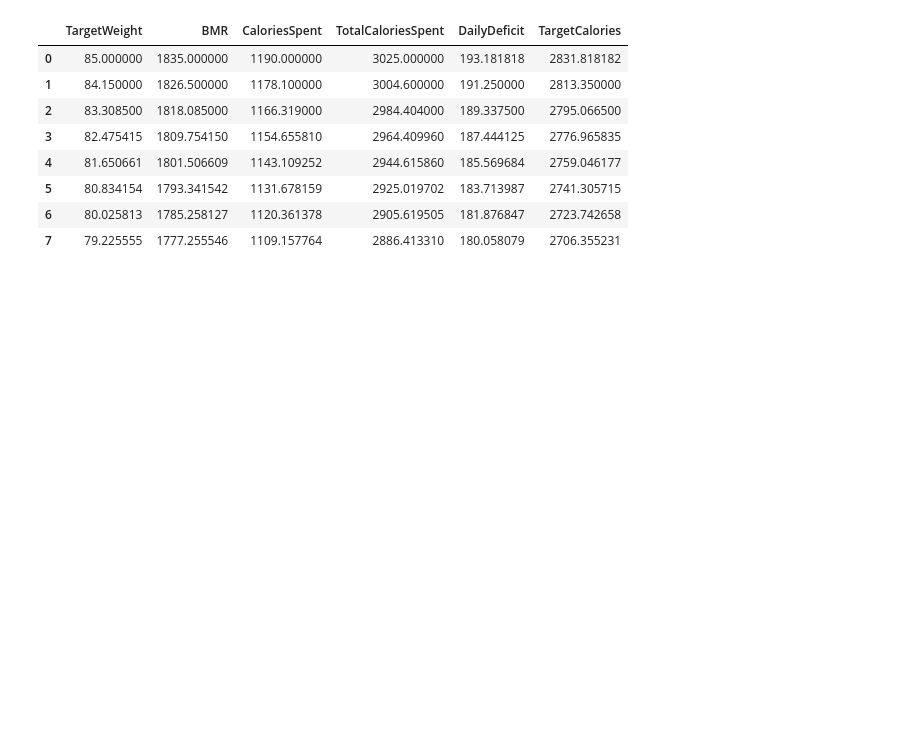
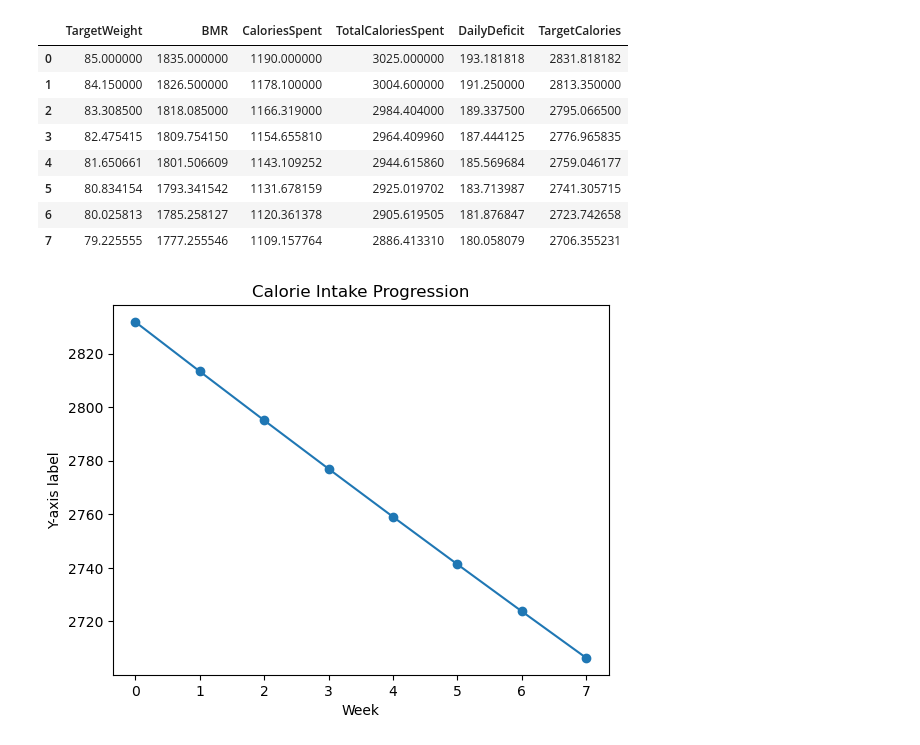
Before and after one commit to dmitkov28/notebooks, a Jupyter notebook: notebooks/met/diet.ipynb, the cells around one changed output. Saved outputs shown, nothing was run; the diff lists cells and outputs as text; code cells hidden in the pictures; blank space fills up the shorter version.

```diff
--- a/notebooks/met/diet.ipynb
+++ b/notebooks/met/diet.ipynb
@@ -70,5 +79,14 @@ df
 | 5 | 80.834154 | 1793.341542 | 1131.678159 | 2925.019702 | 183.713987 | 2741.305715 |
 | 6 | 80.025813 | 1785.258127 | 1120.361378 | 2905.619505 | 181.876847 | 2723.742658 |
 | 7 | 79.225555 | 1777.255546 | 1109.157764 | 2886.413310 | 180.058079 | 2706.355231 |
+# %%
+plt.plot(df.index, df.TargetCalories)
+plt.scatter(x=df.index, y=df.TargetCalories)
+plt.title('Calorie Intake Progression')
+plt.xlabel('Week')
+plt.ylabel('Y-axis label')
+plt.show()
+# %% [output]
+[figure, added]
 # %%
 df.to_csv("diet.csv")
```
Also changed, not shown: parts of 3 cells of this notebook.
